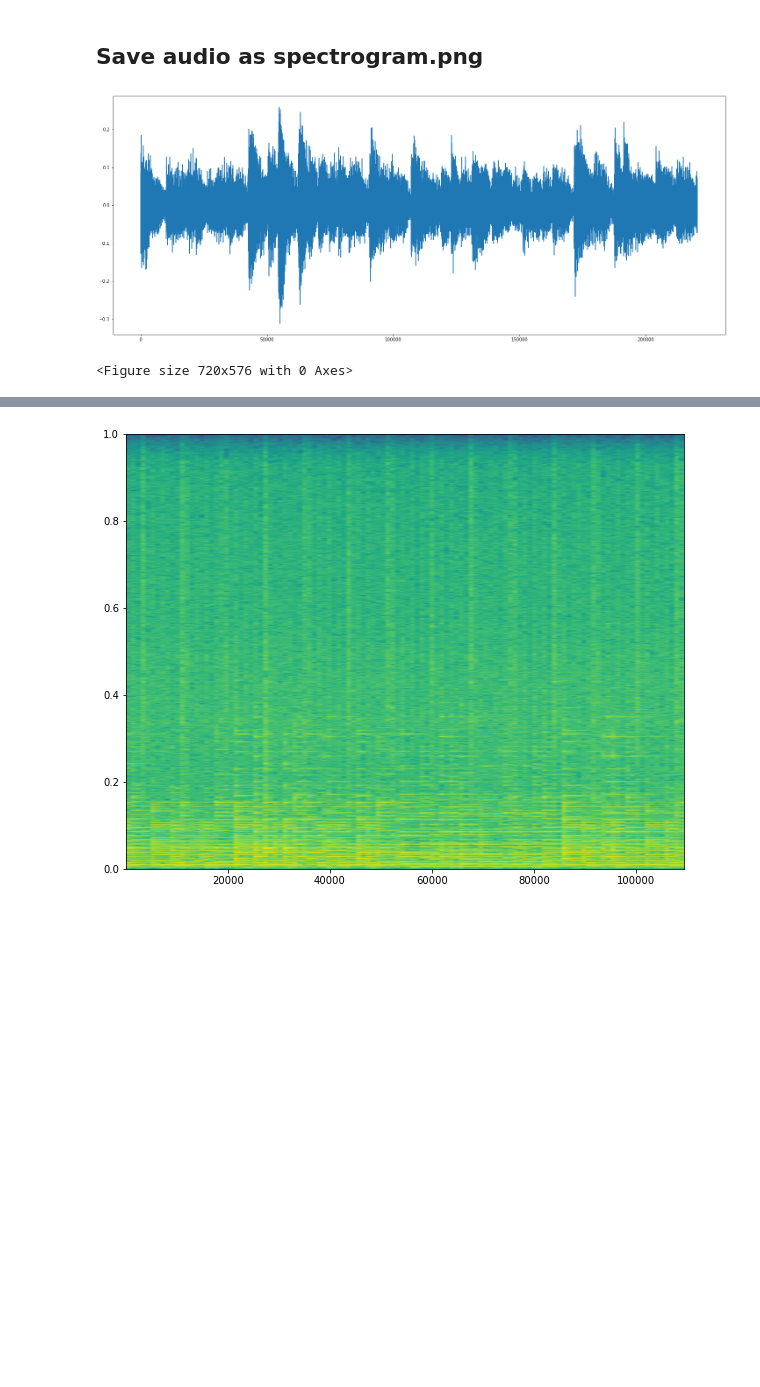
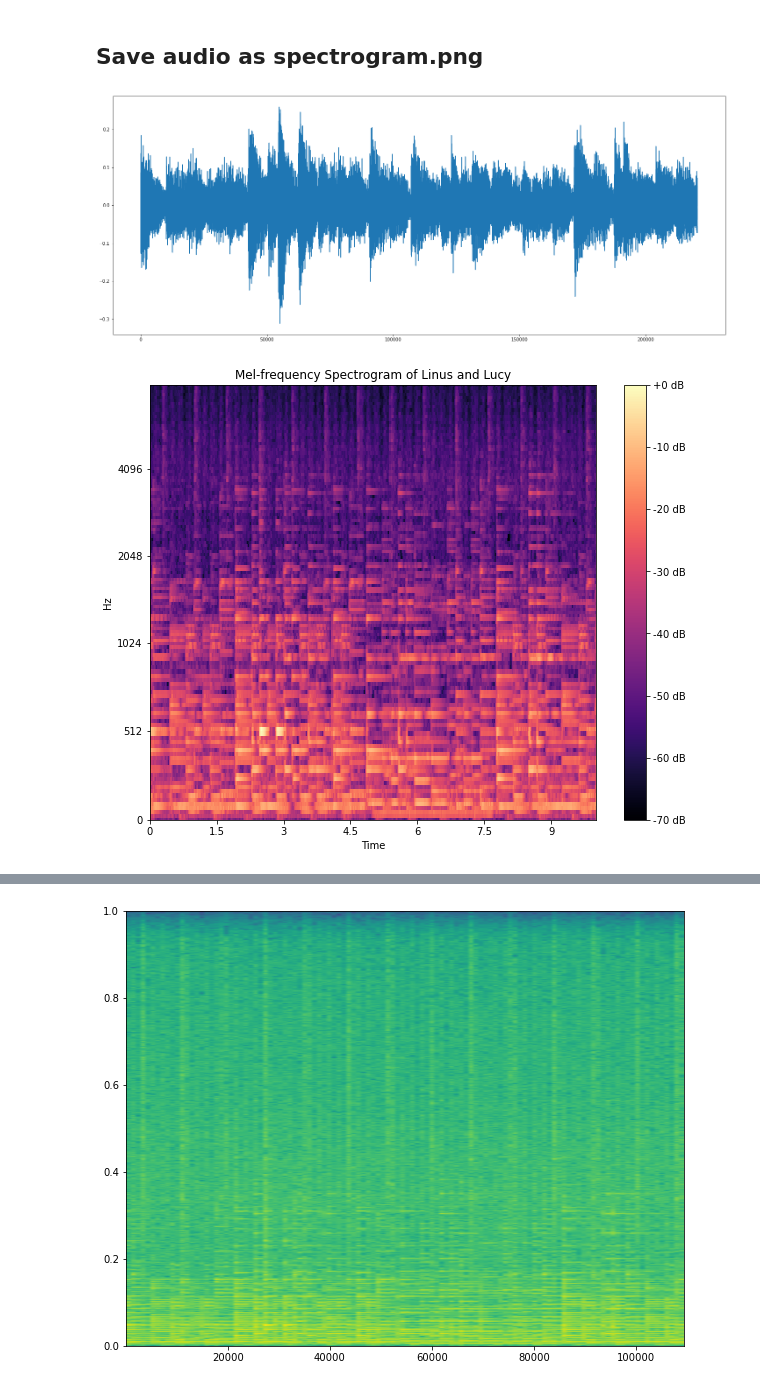
Before and after one commit to puga-42/NN-Sound-Classification, a Jupyter notebook: working_notebook.ipynb, the cells around one changed output, grey strips where cells are left out. Saved outputs shown, nothing was run; the diff lists cells and outputs as text; code cells hidden in the pictures; blank space fills up the shorter version.

```diff
--- a/working_notebook.ipynb
+++ b/working_notebook.ipynb
@@ -33,6 +34,12 @@ warnings.filterwarnings('ignore')
 # %%
 from sklearn.preprocessing import MultiLabelBinarizer
 mlb = MultiLabelBinarizer()
+# %%
+ll_path = '/Users/joshbernd/Desktop/gal_notes/Capstone/CNN-Instrument-Classification/linus_and_lucy.mp3'
+%matplotlib inline
+import seaborn
+import IPython.display as ipd, sklearn
+plt.rcParams['figure.figsize'] = (14, 5)
 # %% [markdown]
 ## Read in Three CSV files
 # %%
@@ -303,3 +319,11 @@ df[df['YTID'] == '-m1eF1B0Qlk']
 |  | YTID | start_seconds | end_seconds | positive_labels | /m/01280g | /m/012f08 | /m/012ndj | /m/0130jx | ... |
 | 286 | -m1eF1B0Qlk | 50.0 | 60.0 | "/m/02rr_,/m/0342h,/m/04rlf,/m/07... | 0 | 0 | 0 | 0 | ... |
 1 rows × 295 columns
+# %%
+
+## download one video
+video = '-gsDBuHwqbM'
+path = "/Users/joshbernd/Desktop/gal_notes/Capstone/CNN-Instrument-Classification/mp4"
+filename = download_video(video, path)
+mp3, mp4 = to_mp3(path, filename)
+start = 10
@@ -737,52 +762,61 @@ def get_audio(file, start, stop):
     '''
     parameters:
         file: str, location of audio filein mp3 audio file
         start: beggining of clip in seconds
         stop: end of clip in seconds
     returns:
         tuple
         data: numpy array
         sr: int
     '''
     fig, ax = plt.subplots(figsize = (25, 10))
     data, sr = librosa.load(file, mono=True)
     data = data[sr*start:sr*stop]
     ax.plot(data)
     return (data, sr)
 
-def get_spec(lib_file):
+def get_spec(lib_file, sr):
     cmap = plt.get_cmap('viridis')
-    plt.figure(figsize=(10,8))
+#     plt.figure(figsize=(10,8))
 #     plt.specgram(lib_file, NFFT=2048, Fs=2, Fc=0,
 #                  noverlap=128, cmap=cmap,
 #                  sides='default', mode='default',
 #                  scale='dB');
 
-    spec = librosa.feature.melspectrogram(y=lib_file, sr=22050,
-                                   S=None, n_fft=2048,
-                                   hop_length=512,
-                                   win_length=None,
-                                   window='hann',
-                                   center=True,
-                                   pad_mode='reflect',
-                                   power=2.0)
+#     spec = librosa.feature.melspectrogram(y=lib_file, sr=22050,
+#                                    S=None, n_fft=2048,
+#                                    hop_length=512,
+#                                    win_length=None,
+#                                    window='hann',
+#                                    center=True,
+#                                    pad_mode='reflect',
+#                                    power=2.0)
 
-    librosa.display.specshow(librosa.power_to_db(spec, ref=np.max))
+#     librosa.display.specshow(librosa.power_to_db(spec, ref=np.max))
 
-#    plt.plot(spec)
-    plt.axis('off')
+#     plt.title('Spectrogram of the First Ten Seconds of Linus & Lucy')
+#     plt.ylabel('Mel-Frequency')
+#     plt.show()
+#     plt.xticks(xticks=range(0, 11, 2), labels=range(0, int(len(data)/sr)))
+#     plt.savefig(f'/Users/joshbernd/Desktop/gal_notes/Capstone/CNN-Instrument-Classification/linus_and_lucy.png')
+#     plt.clf()
+
+    # Passing through arguments to the Mel filters
+    S = librosa.feature.melspectrogram(y=lib_file, sr=sr, n_mels=128,
+                                        fmax=8000)
+    fig, ax = plt.subplots(figsize = (10,8))
+    S_dB = librosa.power_to_db(S, ref=np.max)
+    img = librosa.display.specshow(S_dB, x_axis='time',
+                             y_axis='mel', sr=sr,
+                             fmax=8000, ax=ax)
+    fig.colorbar(img, ax=ax, format='%+2.0f dB')
+    ax.set(title='Mel-frequency Spectrogram of Linus and Lucy')
     plt.savefig(f'/Users/joshbernd/Desktop/gal_notes/Capstone/CNN-Instrument-Classification/linus_and_lucy.png')
-    plt.clf()
-
-
-def trim(y, sr, start, stop):
-    y = y[sr*start:sr*stop]
 
 
 
-
-data = get_audio('/Users/joshbernd/Desktop/gal_notes/Capstone/CNN-Instrument-Classification/linus_and_lucy.mp3', 0, 10)[0]
-get_spec(data)
+data, sr = get_audio('/Users/joshbernd/Desktop/gal_notes/Capstone/CNN-Instrument-Classification/linus_and_lucy.mp3', 0, 10)
+get_spec(data, sr)
 # %% [output]
 [figure]
-<Figure size 720x576 with 0 Axes>
+[figure, added]
```
Also changed, not shown: parts of 40 cells of this notebook, 1 other file.
